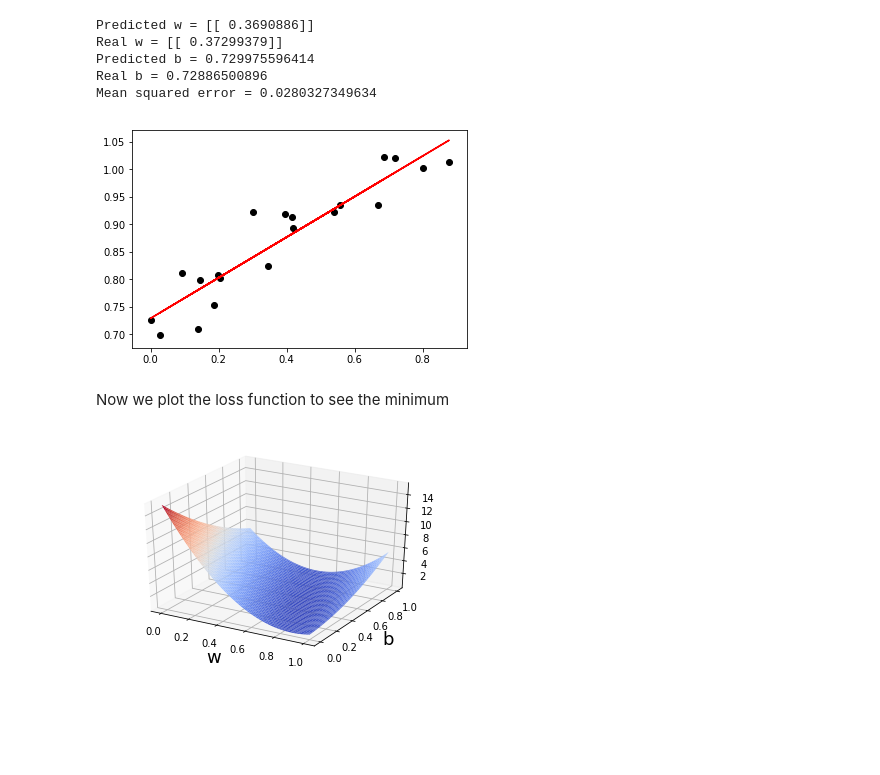
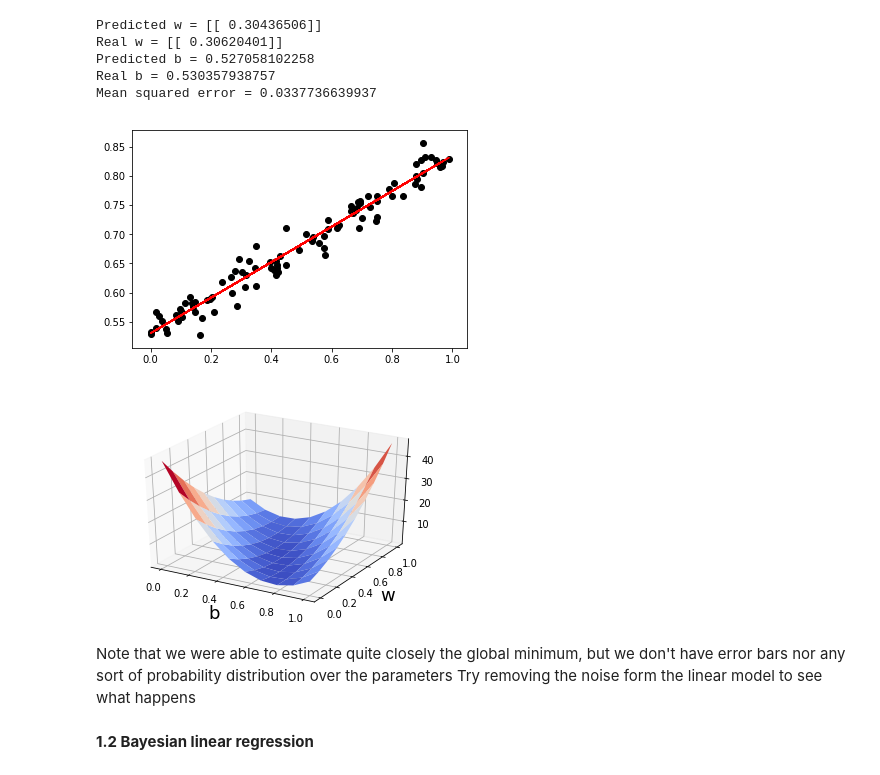
Before and after one commit to pauloabelha/lendodist, a Jupyter notebook: notebooks/LinearRegression.ipynb, the cells around one changed output. Saved outputs shown, nothing was run; the diff lists cells and outputs as text; code cells hidden in the pictures; blank space fills up the shorter version.

Commit message:
Added comments and cleaned up functions. Also fixed an error that the bais was being sampeld from a normal and not uniform distribution

```diff
--- a/notebooks/LinearRegression.ipynb
+++ b/notebooks/LinearRegression.ipynb
@@ -74,23 +101,26 @@ def gen_Gauss_noisy_lin_data(n_pts, random_seed_ix = 1, plot_fig = 0):
     # for reproducibility
     np.random.seed(random_seed_ix)
     # noise level (variance of Gaussian distribution for noise)
-    noise_sigma = np.random.rand(1)*0.1
+    noise_sigma = np.random.rand(1)*0.05
     # get X as a random matrix (with one xtra column for adding bias)
     X = np.random.rand(n_pts,n_dims)
     # add the bias by overwriting the extra column of X
-    b = np.random.randn()
+    b = np.random.rand()
     # ensure w has only positive values (for more intuitive visualisation from left to right)
     w = abs(np.random.randn(n_dims,1))
     # get y
     y, noise_vec, X_b, w_b = linear_model(X,w,b,noise_sigma)
     if plot_fig:
-        plt.scatter(X, y)
+        plt.scatter(X, y, color='k')
         plt.show()
     return (X_b, y, w_b, noise_vec)
 # %%
-X_train_b, y_train, w_b, noise = gen_Gauss_noisy_lin_data(20,random_seed_ix,True)
+# plot the data and information about it
+n_pts = 100
+X_train_b, y_train, w_b, noise = gen_Gauss_noisy_lin_data(n_pts,random_seed_ix,True)
 print("X_train shape (wth added bias) = " + str(X_train_b.shape))
 print("y_train shape = " + str(y_train.shape))
 print("w shape (with added bias) = " + str(w_b.shape))
 print("noise shape = " + str(noise.shape))
+print("w = " + str(w_b))
 # %% [output]
@@ -108,56 +146,58 @@ def my_mse(y_hat,y):
     mse = (1/m)*np.sum(np.power(y_hat-y,2))
     return mse
 # %%
-# perform linear regression using mean squared error
-# http://www.deeplearningbook.org/contents/ml.html (Section 5.1.4)
-def linear_regression(X_train,y_train):
+# perform linear regression using mean squared error as loss function
+# please, do go through the derivations in: http://www.deeplearningbook.org/contents/ml.html (Section 5.1.4)
+def my_linear_regression(X_train,y_train):
     assert(X_train.shape[0] == y_train.shape[0])
+    # separate the derivation into chunks for easier understanding
     a = np.linalg.inv(np.dot(X_train.T,X_train))
     b = np.dot(a,X_train.T)
     w_pred = np.dot(b,y_train)
+    # get predictions
     y_pred = np.dot(X_train,w_pred)
     assert(y_pred.shape == y_train.shape)
+    # get mean squared error
     mse = my_mse(y_train,y_pred)
     return w_pred, y_pred, mse
 # %%
-w_pred, y_pred, mse = linear_regression(X_train_b,y_train)
+# call linear regression on our training data and get the real and predicted values for w and b, plotting the fit
+w_pred, y_pred, mse = my_linear_regression(X_train_b,y_train)
 X_train, w, b = disaugment_with_bias(X_train_b,w_b)
 print("Predicted w = " + str(w_pred[:-1,:]))
 print("Real w = " + str(w))
 print("Predicted b = " + str(b))
 print("Real b = " + str(w_pred[1,0]))
 print("Mean squared error = " + str(mse))
 
 plt.plot(X_train,y_pred, color = 'r')
 plt.scatter(X_train, y_train, color = 'k')
 plt.show()
 # %% [output]
-Predicted w = [[ 0.3690886]]
-Real w = [[ 0.37299379]]
-Predicted b = 0.729975596414
-Real b = 0.72886500896
-Mean squared error = 0.0280327349634
+Predicted w = [[ 0.30436506]]
+Real w = [[ 0.30620401]]
+Predicted b = 0.527058102258
+Real b = 0.530357938757
+Mean squared error = 0.0337736639937
-[figure, old version]
+[figure, new version]
-# %% [markdown]
-Now we plot the loss function to see the minimum
 # %%
-n_iter = 100
+# get the mean squared errors for a range of w and b values and plot the error surface
+n_iter = 10
 w_curr = np.zeros((1,1))
 mse_errors = np.zeros((n_iter,n_iter))
 for i in range(n_iter):
-    w_curr[0,0] = i/n_iter
+    # force float by multiplying by 1.0
+    w_curr[0,0] = 1.0*i/n_iter
     for j in range(n_iter):
-        b_curr = j/n_iter
+         # force float by multiplying by 1.0
+        b_curr = 1.0*j/n_iter
         y_hat, _, _, _ = linear_model(X_train,w_curr,b_curr)
         mse_errors[i,j] = my_mse(y_hat,y_train)
-x = np.linspace(0, 1, n_iter)
-y = np.linspace(0, 1, n_iter)
-xv, yv = np.meshgrid(x, y)
-fig = plt.figure()
-ax = fig.add_subplot(111, projection='3d')
-ax.plot_surface(xv, yv, mse_errors, cmap=cm.coolwarm)
-plt.xlabel('w', fontsize=18)
-plt.ylabel('b', fontsize=18)
-plt.show()
+my_plot_3Dsurf([0, 1],[0, 1],mse_errors,'b','w')
 # %% [output]
-[figure, old version]
+[figure, new version]
+# %% [markdown]
+Note that we were able to estimate quite closely the global minimum, but we don't have error bars nor any sort of probability distribution over the parameters
+Try removing the noise form the linear model to see what happens
+# %% [markdown]
+**1.2 Bayesian linear regression**
```
Also changed, not shown: parts of 8 cells of this notebook, 1 other file.
